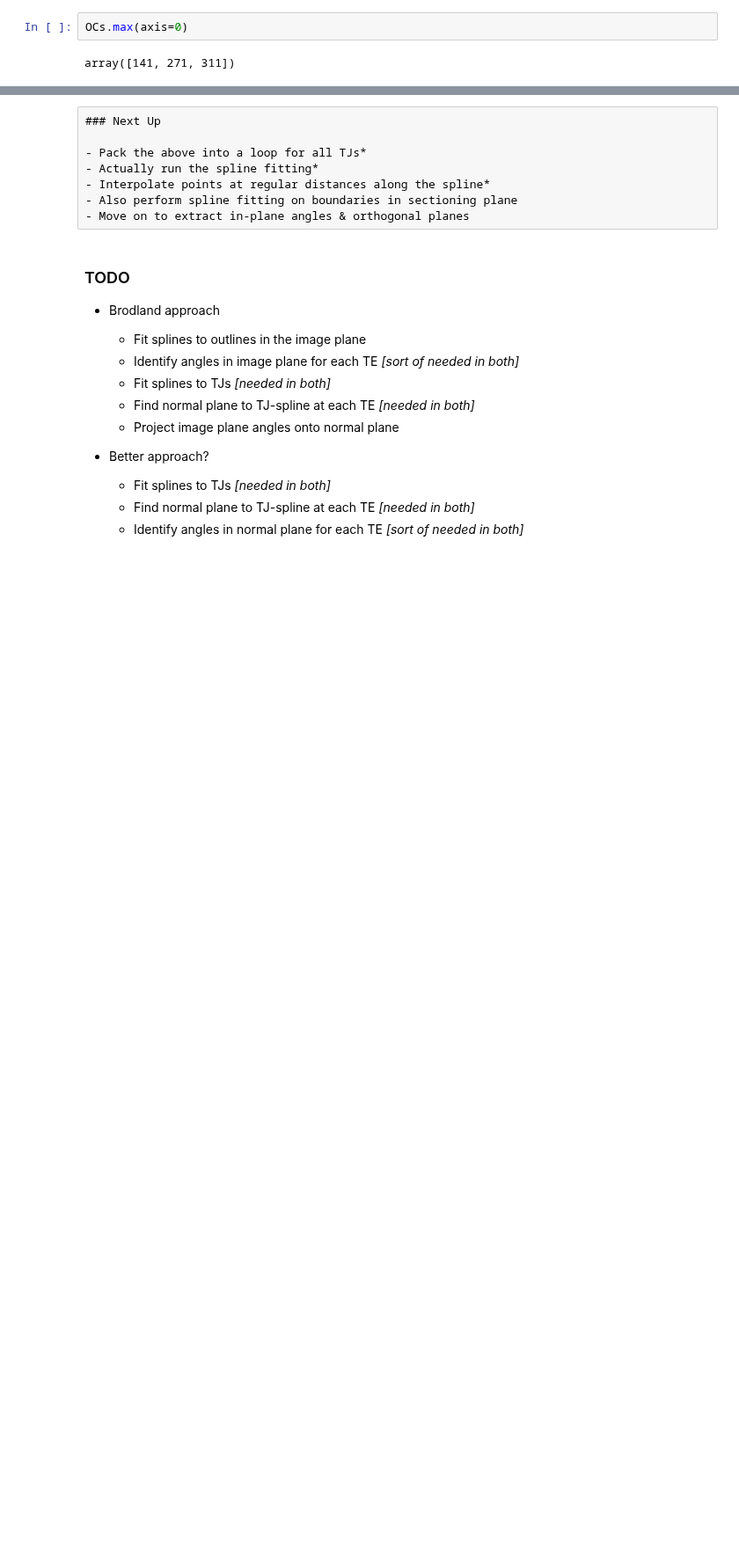
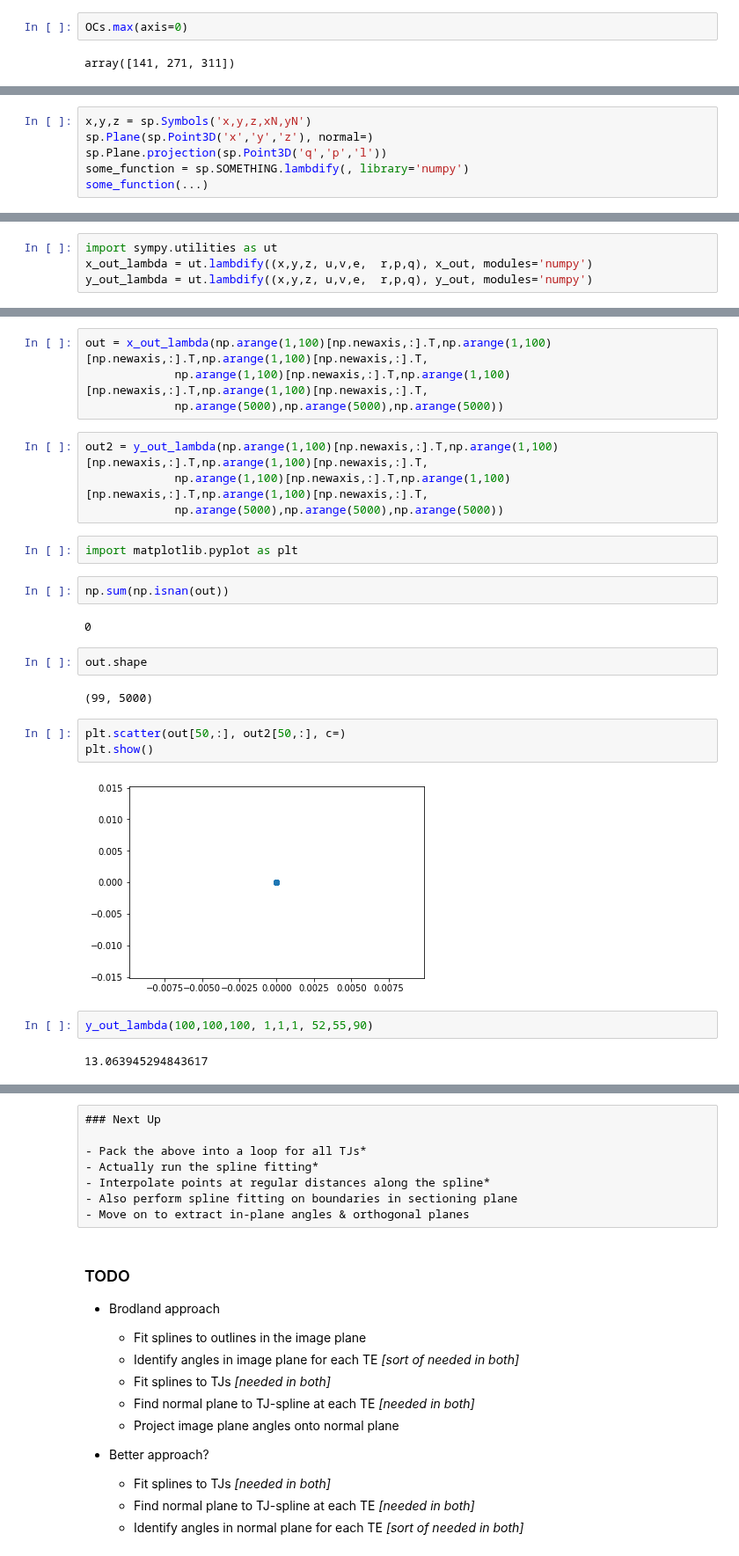
Before and after one commit to amarallab/pyCFI, a Jupyter notebook: notebooks/DEV_anglesJ.ipynb, the cells around one changed output, grey strips where cells are left out. Shown at 88% size. Cells and saved outputs as stored; diff of their text form; blank space fills up the shorter version.

Commit message:
used lambdify to speed up projection onto planes

```diff
--- a/notebooks/DEV_anglesJ.ipynb
+++ b/notebooks/DEV_anglesJ.ipynb
@@ -386,0 +377,6 @@ OCs[NN].shape
+# %%
+x,y,z = sp.Symbols('x,y,z,xN,yN')
+sp.Plane(sp.Point3D('x','y','z'), normal=)
+sp.Plane.projection(sp.Point3D('q','p','l'))
+some_function = sp.SOMETHING.lambdify(, library='numpy')
+some_function(...)
@@ -386,0 +469,4 @@ OCs[NN].shape
+# %%
+import sympy.utilities as ut
+x_out_lambda = ut.lambdify((x,y,z, u,v,e,  r,p,q), x_out, modules='numpy')
+y_out_lambda = ut.lambdify((x,y,z, u,v,e,  r,p,q), y_out, modules='numpy')
@@ -390,0 +479,27 @@ OCs.shape
+# %%
+out = x_out_lambda(np.arange(1,100)[np.newaxis,:].T,np.arange(1,100)[np.newaxis,:].T,np.arange(1,100)[np.newaxis,:].T,
+             np.arange(1,100)[np.newaxis,:].T,np.arange(1,100)[np.newaxis,:].T,np.arange(1,100)[np.newaxis,:].T,
+             np.arange(5000),np.arange(5000),np.arange(5000))
+# %%
+out2 = y_out_lambda(np.arange(1,100)[np.newaxis,:].T,np.arange(1,100)[np.newaxis,:].T,np.arange(1,100)[np.newaxis,:].T,
+             np.arange(1,100)[np.newaxis,:].T,np.arange(1,100)[np.newaxis,:].T,np.arange(1,100)[np.newaxis,:].T,
+             np.arange(5000),np.arange(5000),np.arange(5000))
+# %%
+import matplotlib.pyplot as plt
+# %%
+np.sum(np.isnan(out))
+# %% [output]
+0
+# %%
+out.shape
+# %% [output]
+(99, 5000)
+# %%
+plt.scatter(out[50,:], out2[50,:], c=)
+plt.show()
+# %% [output]
+[figure, added]
+# %%
+y_out_lambda(100,100,100, 1,1,1, 52,55,90)
+# %% [output]
+13.063945294843617
```
Also changed, not shown: parts of 14 cells of this notebook.
